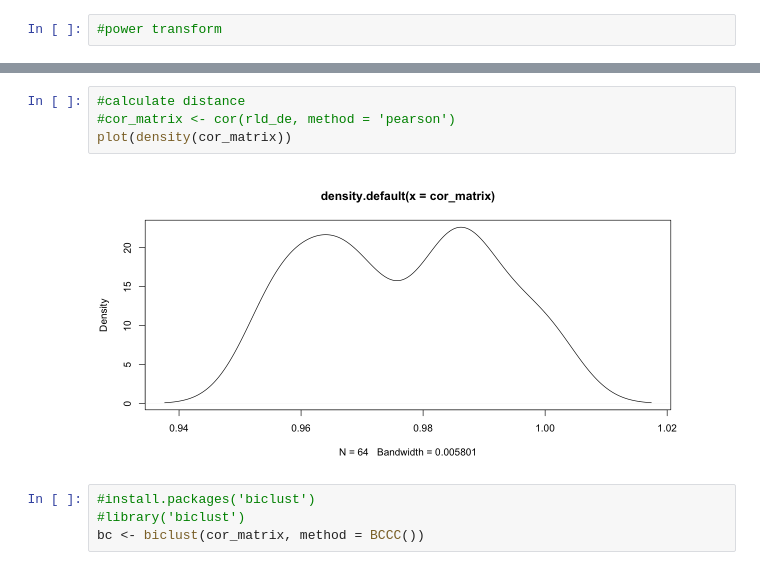
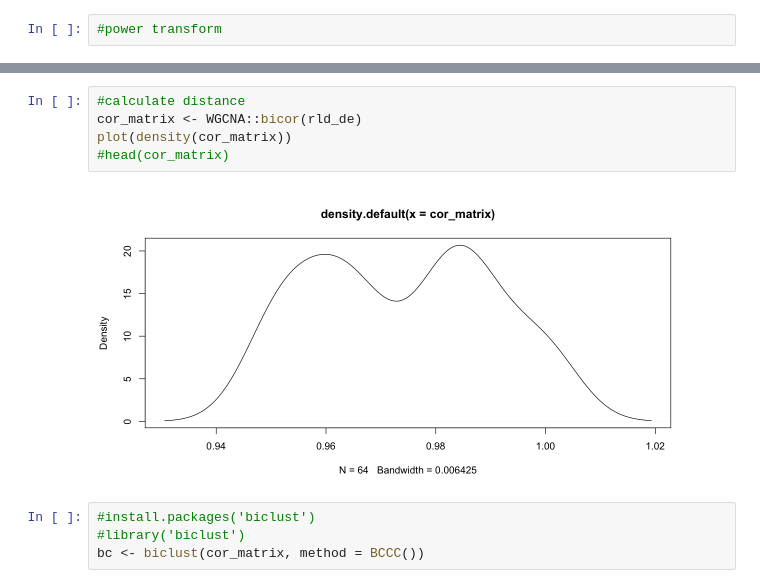
Before and after one commit to compbiocore/DEseq_workshop_2_2021, a Jupyter notebook: deseq_workshop_2.ipynb, the cells around one changed output, grey strips where cells are left out. Cells and saved outputs as stored; diff of their text form.

```diff
--- a/deseq_workshop_2.ipynb
+++ b/deseq_workshop_2.ipynb
@@ -748,10 +756,11 @@ A data.frame: 6 × 8
 | 6 | 4.480818 | 4.676090 | 4.563653 | 4.878086 | 4.484906 | 4.809630 | 4.415053 | 4.687259 |
 # %%
 #calculate distance
-#cor_matrix <- cor(rld_de, method = 'pearson')
+cor_matrix <- WGCNA::bicor(rld_de)
 plot(density(cor_matrix))
+#head(cor_matrix)
 # %% [output]
-[figure, old version]
+[figure, new version]
 # %%
 #install.packages('biclust')
 #library('biclust')
```
Also changed, not shown: parts of 2 cells of this notebook.
